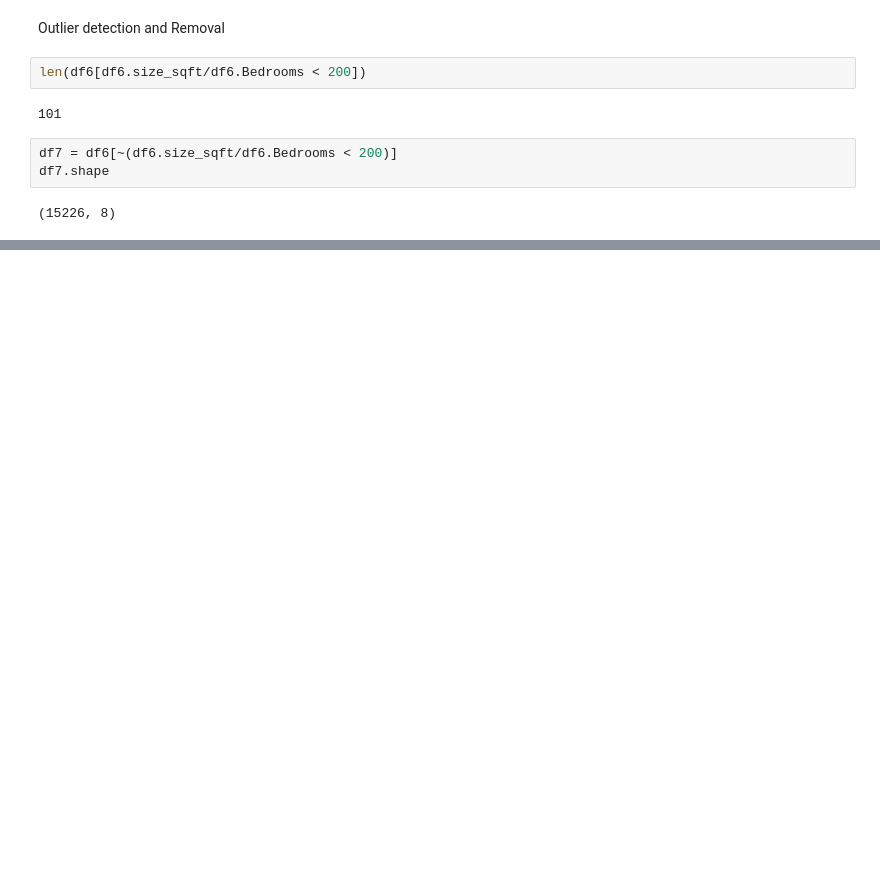
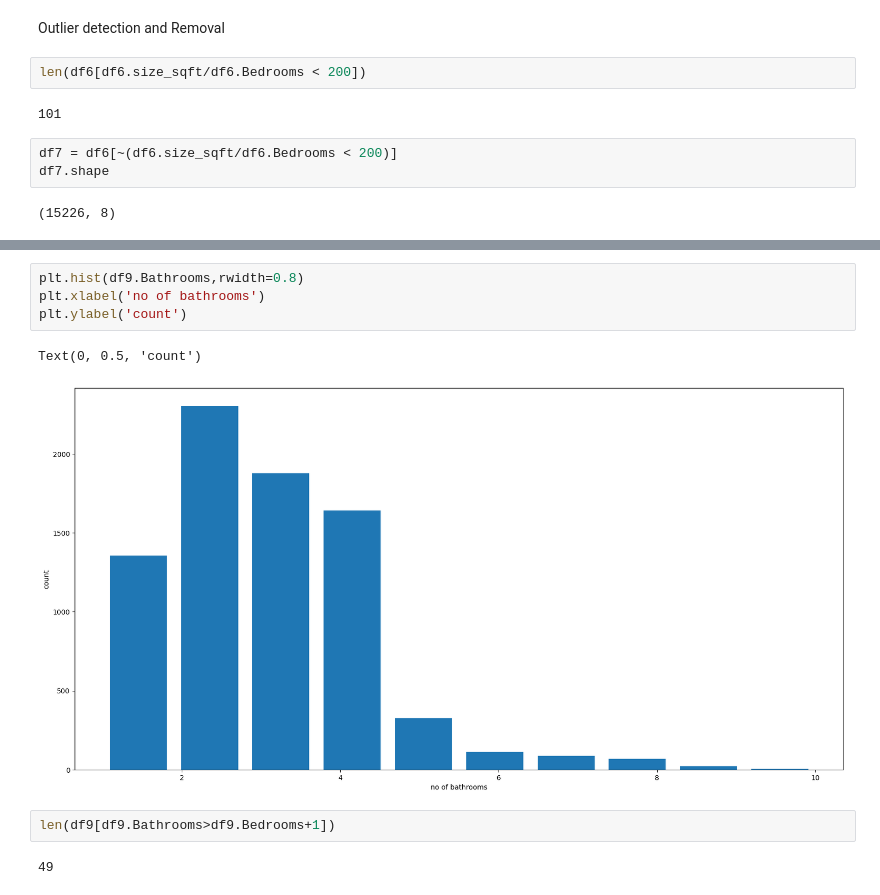
Before and after one commit to Adeeshasanka/Home_price_predictor_SL, a Jupyter notebook: model/home_prices.ipynb, the cells around one changed output, grey strips where cells are left out. Cells and saved outputs as stored; diff of their text form; blank space fills up the shorter version.

```diff
--- a/model/home_prices.ipynb
+++ b/model/home_prices.ipynb
@@ -300,0 +404,11 @@ NameError: name 'df7' is not defined
+# %%
+plt.hist(df9.Bathrooms,rwidth=0.8)
+plt.xlabel('no of bathrooms')
+plt.ylabel('count')
+# %% [output]
+Text(0, 0.5, 'count')
+[figure, added]
+# %%
+len(df9[df9.Bathrooms>df9.Bedrooms+1])
+# %% [output]
+49
```
Also changed, not shown: parts of 37 cells of this notebook.
